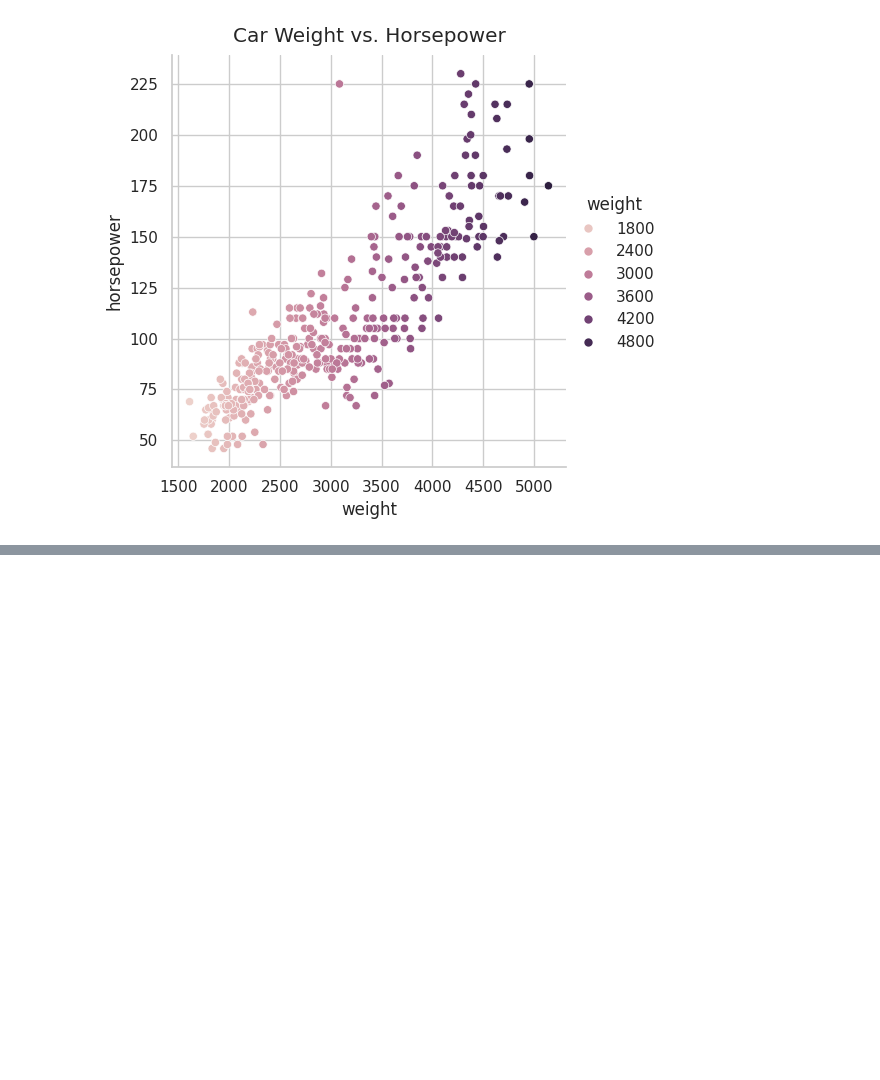
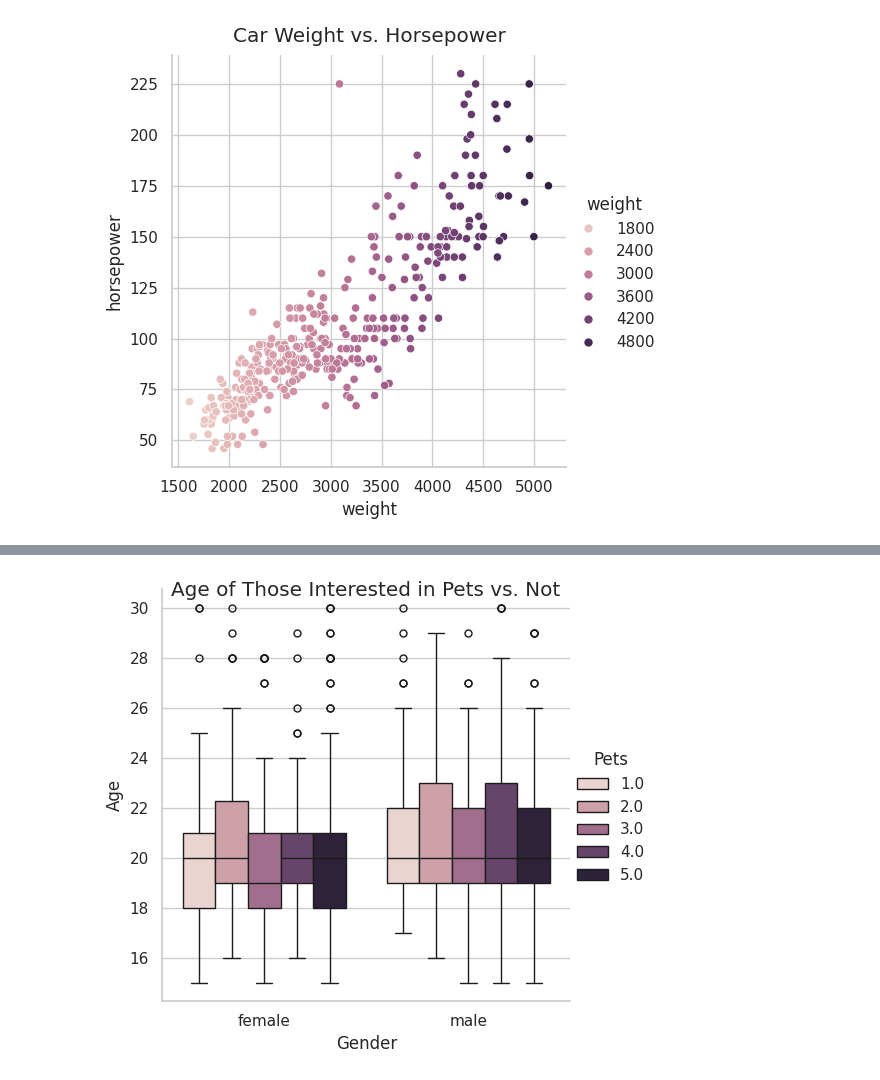
Before and after one commit to jhlopesalves/data-science-notebooks, a Jupyter notebook: Python/Intro to Seaborn/introduction_to_seaborn.ipynb, the cells around one changed output, grey strips where cells are left out. Saved outputs shown, nothing was run; the diff lists cells and outputs as text; code cells hidden in the pictures; blank space fills up the shorter version.

```diff
--- a/Python/Intro to Seaborn/introduction_to_seaborn.ipynb
+++ b/Python/Intro to Seaborn/introduction_to_seaborn.ipynb
@@ -871,0 +944,16 @@ plt.show()
+# %%
+# Set palette to "Blues"
+sns.set_palette("Blues")
+
+# Adjust to add subgroups based on "Interested in Pets"
+g = sns.catplot(x="Gender",
+                y="Age", data=survey_data,
+                kind="box", hue="Pets")
+
+# Set title to "Age of Those Interested in Pets vs. Not"
+g.fig.suptitle("Age of Those Interested in Pets vs. Not")
+
+# Show plot
+plt.show()
+# %% [output]
+[figure, added]
```
Also changed, not shown: parts of 9 cells of this notebook.
